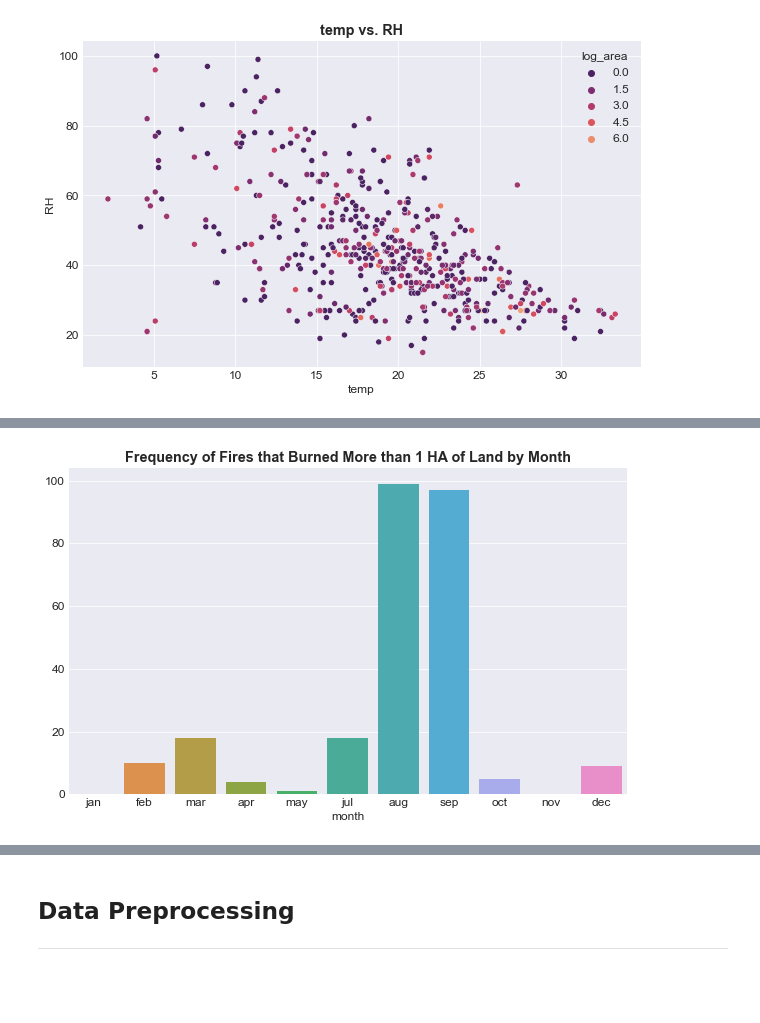
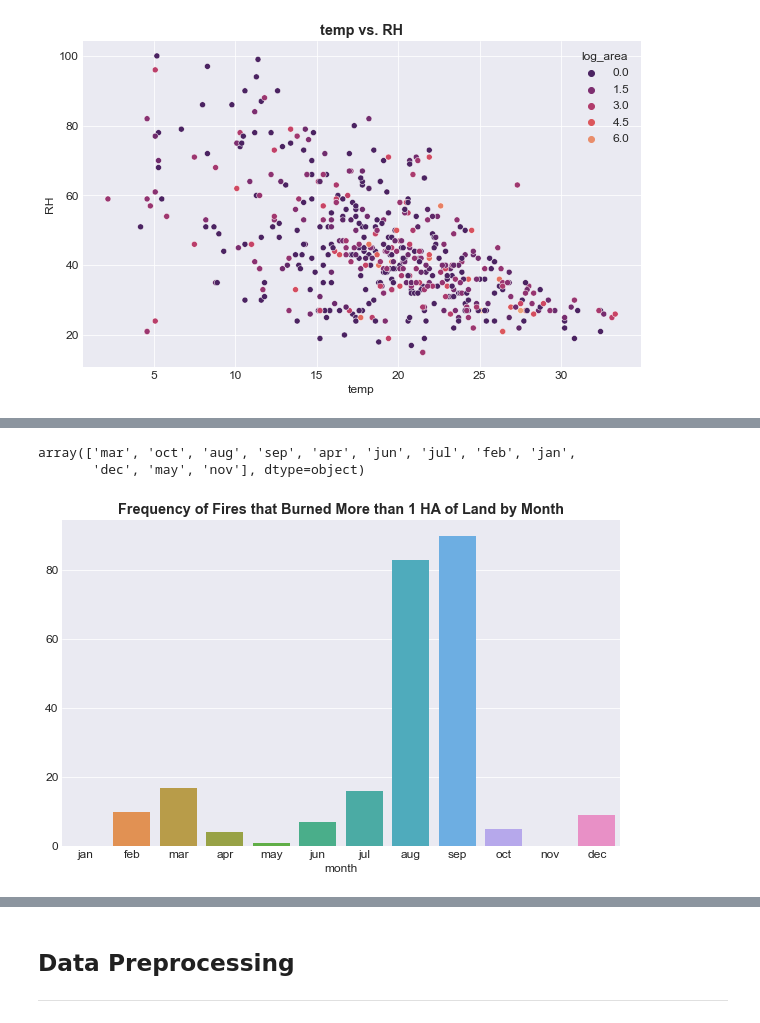
Before and after one commit to TrinityGahagen2K/flatiron-rapid-edas, a Jupyter notebook: rapid_research_reports/rapid_research_report_1_forest_fires.ipynb, the cells around one changed output, grey strips where cells are left out. Saved outputs shown, nothing was run; the diff lists cells and outputs as text; code cells hidden in the pictures; blank space fills up the shorter version.

```diff
--- a/rapid_research_reports/rapid_research_report_1_forest_fires.ipynb
+++ b/rapid_research_reports/rapid_research_report_1_forest_fires.ipynb
@@ -237,3 +244,8 @@ create_scatter_with_hue(forest_fires, x='temp', y='RH', hue='log_area')
+# %%
+forest_fires['month'].unique()
+# %% [output]
+array(['mar', 'oct', 'aug', 'sep', 'apr', 'jun', 'jul', 'feb', 'jan',
+       'dec', 'may', 'nov'], dtype=object)
 # %%
 months = [
     'jan',
@@ -241,6 +253,7 @@ months = [
     'mar',
     'apr',
     'may',
+    'jun',
     'jul',
     'aug',
     'sep',
@@ -261,11 +274,11 @@ days = [
 ]
 forest_fires['day'] = pd.Categorical(forest_fires['day'], categories=days, ordered=True)
 # %%
-FIRES = forest_fires['area'] > 0
+FIRES = forest_fires['area'] > 1
 fires_by_month = forest_fires[FIRES].groupby('month').size()
 plt.figure(figsize=(10, 6))
 sns.barplot(x=fires_by_month.index, y=fires_by_month)
 plt.title('Frequency of Fires that Burned More than 1 HA of Land by Month');
 # %% [output]
-[figure, old version]
+[figure, new version]
 # %%
```
Also changed, not shown: parts of 54 cells of this notebook.
